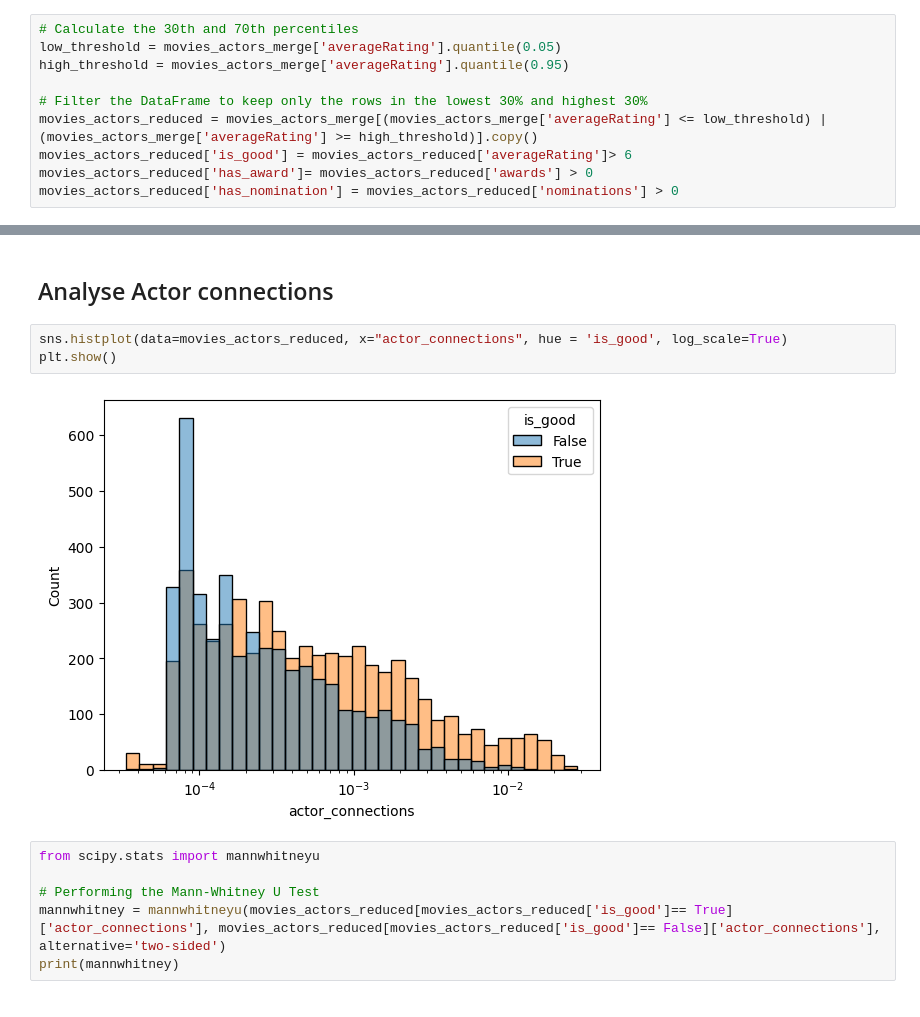
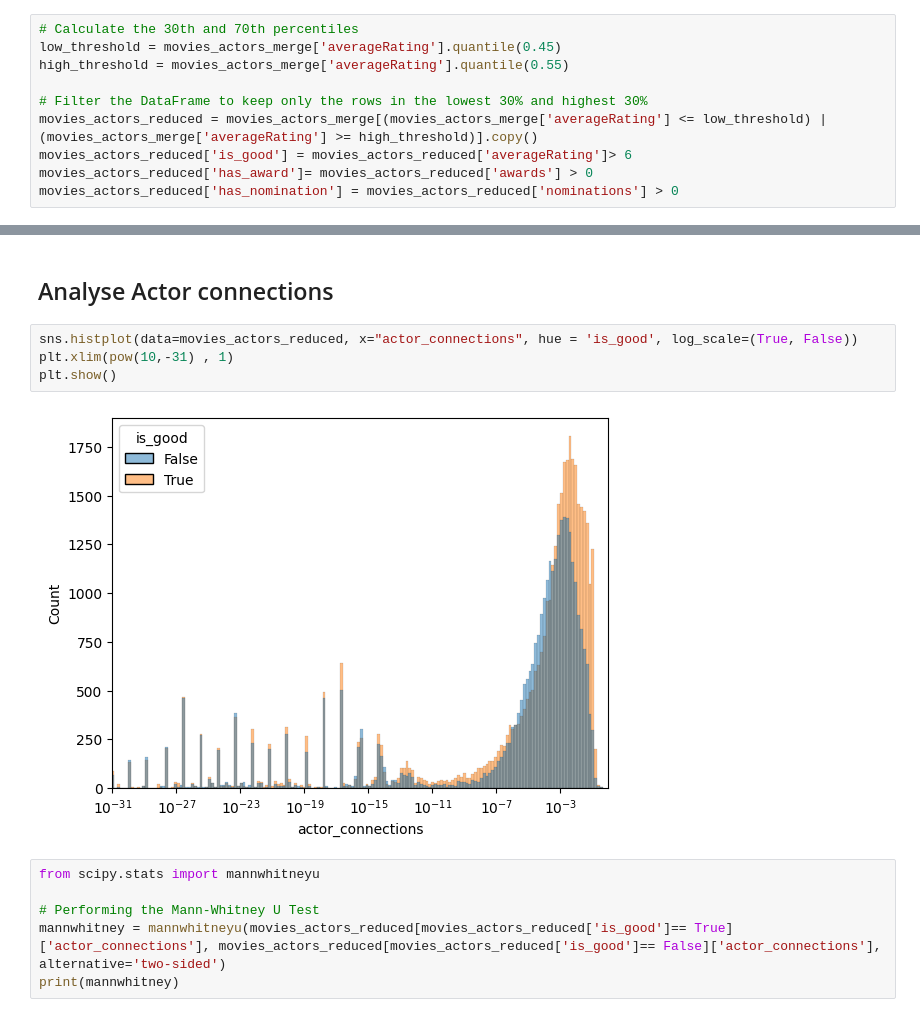
Before and after one commit to epfl-ada/ada-2023-project-dromadaire, a Jupyter notebook: P3_final.ipynb, the cells around one changed output, grey strips where cells are left out. Saved outputs shown, nothing was run; the diff lists cells and outputs as text.

Commit message:
Fix histplot

```diff
--- a/P3_final.ipynb
+++ b/P3_final.ipynb
@@ -701,8 +701,8 @@ movies_actors_merge = pd.read_pickle("./data/movies_actors_merge.pkl")
 ##########################################################################################
 # %%
 # Calculate the 30th and 70th percentiles
-low_threshold = movies_actors_merge['averageRating'].quantile(0.05)
-high_threshold = movies_actors_merge['averageRating'].quantile(0.95)
+low_threshold = movies_actors_merge['averageRating'].quantile(0.45)
+high_threshold = movies_actors_merge['averageRating'].quantile(0.55)
 
 # Filter the DataFrame to keep only the rows in the lowest 30% and highest 30%
 movies_actors_reduced = movies_actors_merge[(movies_actors_merge['averageRating'] <= low_threshold) | (movies_actors_merge['averageRating'] >= high_threshold)].copy()
@@ -1001,10 +1003,11 @@ has_nomination[T.True]     1.5760      0.161      9.811      0.000       1.261
 # %% [markdown]
 ## Analyse Actor connections
 # %%
-sns.histplot(data=movies_actors_reduced, x="actor_connections", hue = 'is_good', log_scale=True)
+sns.histplot(data=movies_actors_reduced, x="actor_connections", hue = 'is_good', log_scale=(True, False))
+plt.xlim(pow(10,-31) , 1)
 plt.show()
 # %% [output]
-[figure, old version]
+[figure, new version]
 # %%
 from scipy.stats import mannwhitneyu
 
```
Also changed, not shown: parts of 24 cells of this notebook.
